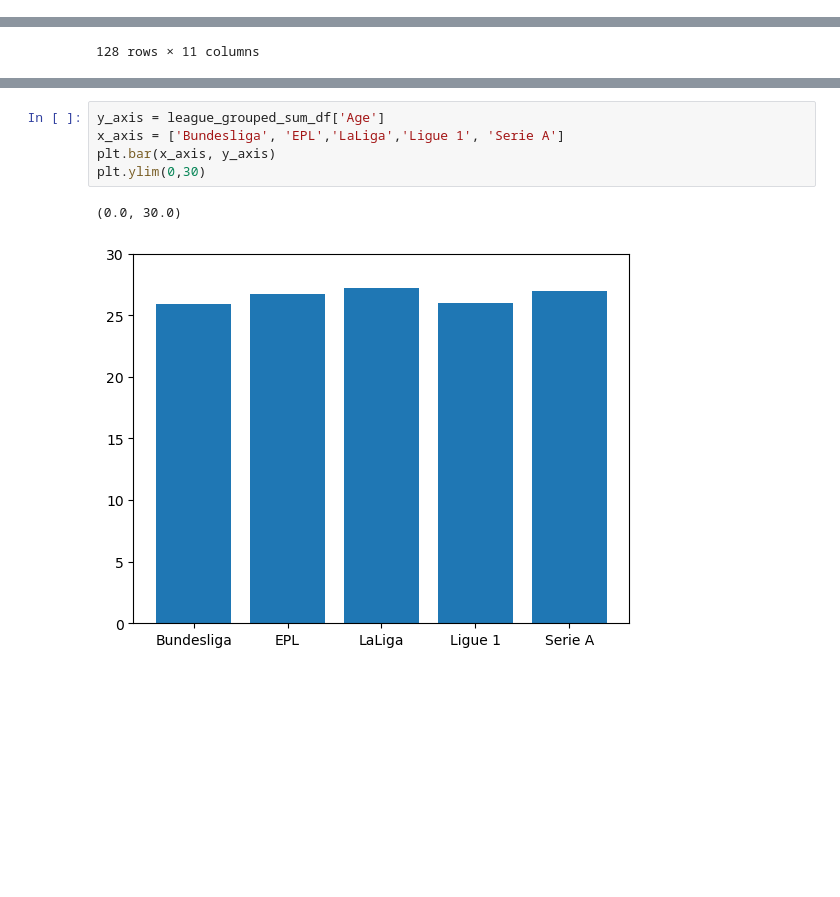
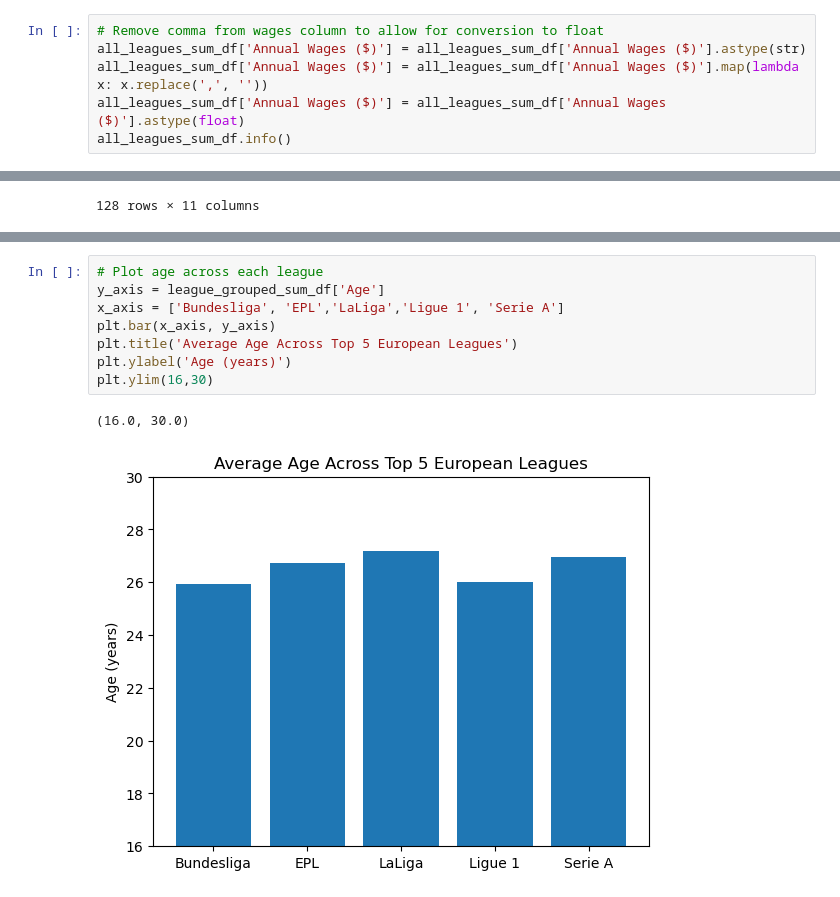
Before and after one commit to GurpreetChugh/Project-Football, a Jupyter notebook: Project_Football_Analysis.ipynb, the cells around one changed output, grey strips where cells are left out. Saved outputs shown, nothing was run; the diff lists cells and outputs as text; blank space fills up the shorter version.

```diff
--- a/Project_Football_Analysis.ipynb
+++ b/Project_Football_Analysis.ipynb
@@ -410,3 +267,9 @@ plt.ylim(-3, 15)
 # %% [output]
 (-3.0, 15.0)
 [figure]
+# %%
+# Remove comma from wages column to allow for conversion to float
+all_leagues_sum_df['Annual Wages ($)'] = all_leagues_sum_df['Annual Wages ($)'].astype(str)
+all_leagues_sum_df['Annual Wages ($)'] = all_leagues_sum_df['Annual Wages ($)'].map(lambda x: x.replace(',', ''))
+all_leagues_sum_df['Annual Wages ($)'] = all_leagues_sum_df['Annual Wages ($)'].astype(float)
+all_leagues_sum_df.info()
@@ -695,11 +643,14 @@ league_grouped_sum_df.head()
 | Ligue1 | 25.995000 | 49.995000 | 22398.350000 | 52.200000 | 51.650000 | 51.650000 | 49.565000 | 49.575000 | ... |
 | Serie A | 26.943000 | 49.999000 | 17102.530000 | 52.270000 | 54.420000 | 54.420000 | 52.007000 | 52.011000 | ... |
 # %%
+# Plot age across each league
 y_axis = league_grouped_sum_df['Age']
 x_axis = ['Bundesliga', 'EPL','LaLiga','Ligue 1', 'Serie A']
 plt.bar(x_axis, y_axis)
-plt.ylim(0,30)
+plt.title('Average Age Across Top 5 European Leagues')
+plt.ylabel('Age (years)')
+plt.ylim(16,30)
 # %% [output]
-(0.0, 30.0)
+(16.0, 30.0)
-[figure, old version]
+[figure, new version]
 # %%
```
Also changed, not shown: parts of 58 cells of this notebook.
